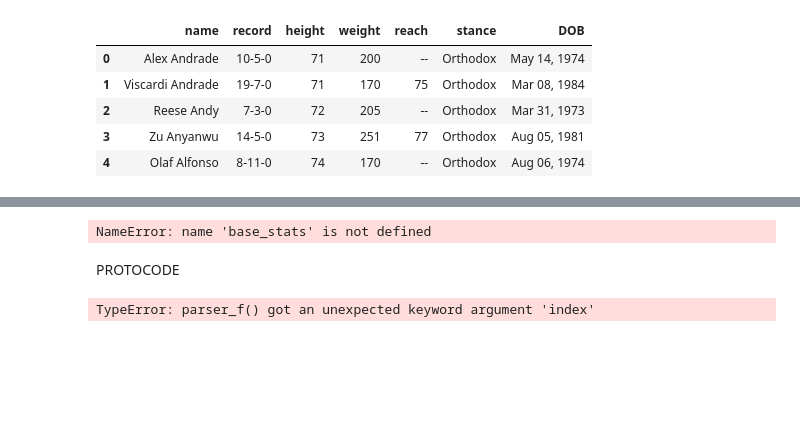
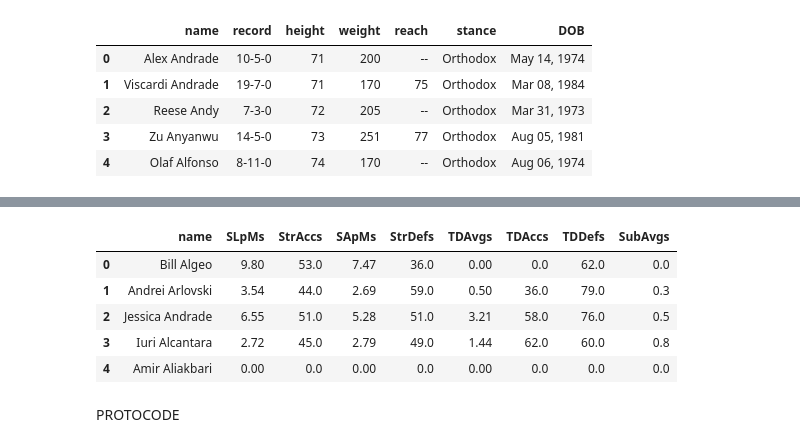
Before and after one commit to Neji128/Creating-a-SQL-Server-via-Web-Scrapping, a Jupyter notebook: Web_Scrapping.ipynb, the cells around one changed output, grey strips where cells are left out. Saved outputs shown, nothing was run; the diff lists cells and outputs as text; code cells hidden in the pictures; blank space fills up the shorter version.

Commit message:
Basic DataFrames Done

```diff
--- a/Web_Scrapping.ipynb
+++ b/Web_Scrapping.ipynb
@@ -74,7 +76,11 @@ fighter_url_list[:15]
 # %%
 def fighter_info_generator(url):
+    '''This function parses basic request to a url'''
+
     response = requests.get(url)
+
     soup = BeautifulSoup(response.content, 'html.parser')
+
     return soup
 # %%
 #creating a soup list to reduce number of website requests
@@ -284,0 +342,47 @@ IndentationError: unexpected indent (<ipython-input-73-a6b3046bc4b0>, line 15)
+# %%
+def career_stats_SubAvg(soup):
+    SubAvg =  soup[13].text.split(':')[1].strip().replace('%', '')
+
+    if SubAvg == '--':
+        pass
+    else:
+        SubAvg = float(SubAvg)
+
+    return SubAvg
+# %%
+fighter_SLpMs = list(map(career_stats_SLpM, stats_soups))
+
+fighter_StrAccs = list(map(career_stats_StrAcc, stats_soups))
+
+fighter_SApMs = list(map(career_stats_SApM, stats_soups))
+
+fighter_StrDefs =list(map(career_stats_StrDef, stats_soups))
+
+fighter_TDAvgs = list(map(career_stats_TDAvg, stats_soups))
+
+fighter_TDAccs = list(map(career_stats_TDAcc, stats_soups))
+
+fighter_TDDefs = list(map(career_stats_TDDef, stats_soups))
+
+fighter_SubAvgs = list(map(career_stats_SubAvg, stats_soups))
+# %%
+fighter_career_stats_df = pd.DataFrame()
+
+fighter_career_stats_df['name'] = fighter_names
+fighter_career_stats_df['SLpMs'] = fighter_SLpMs
+fighter_career_stats_df['StrAccs'] = fighter_StrAccs
+fighter_career_stats_df['SApMs'] = fighter_SApMs
+fighter_career_stats_df['StrDefs'] = fighter_StrDefs
+fighter_career_stats_df['TDAvgs'] = fighter_TDAvgs
+fighter_career_stats_df['TDAccs'] = fighter_TDAccs
+fighter_career_stats_df['TDDefs'] = fighter_TDDefs
+fighter_career_stats_df['SubAvgs'] = fighter_SubAvgs
+# %%
+fighter_career_stats_df.head()
+# %% [output]
+|  | name | SLpMs | StrAccs | SApMs | StrDefs | TDAvgs | TDAccs | TDDefs | SubAvgs |
+| 0 | Bill Algeo | 9.80 | 53.0 | 7.47 | 36.0 | 0.00 | 0.0 | 62.0 | 0.0 |
+| 1 | Andrei Arlovski | 3.54 | 44.0 | 2.69 | 59.0 | 0.50 | 36.0 | 79.0 | 0.3 |
+| 2 | Jessica Andrade | 6.55 | 51.0 | 5.28 | 51.0 | 3.21 | 58.0 | 76.0 | 0.5 |
+| 3 | Iuri Alcantara | 2.72 | 45.0 | 2.79 | 49.0 | 1.44 | 62.0 | 60.0 | 0.8 |
+| 4 | Amir Aliakbari | 0.00 | 0.0 | 0.00 | 0.0 | 0.00 | 0.0 | 0.0 | 0.0 |
@@ -285,13 +391,4 @@ IndentationError: unexpected indent (<ipython-input-73-a6b3046bc4b0>, line 15)
 # %%
 fight_soups_df.to_csv('fight_soups_csv', index=False)
-# %%
-career_stats_list = list(map(career_stats_fetcher, basic_soup_list))
-# %% [output]
-NameError: name 'base_stats' is not defined
 # %% [markdown]
 PROTOCODE
-# %%
-fight_soups_df = pd.read_csv('fight_soups_csv')
-fight_soups_df.head()
-# %% [output]
-TypeError: parser_f() got an unexpected keyword argument 'index'
```
Also changed, not shown: parts of 38 cells of this notebook.
